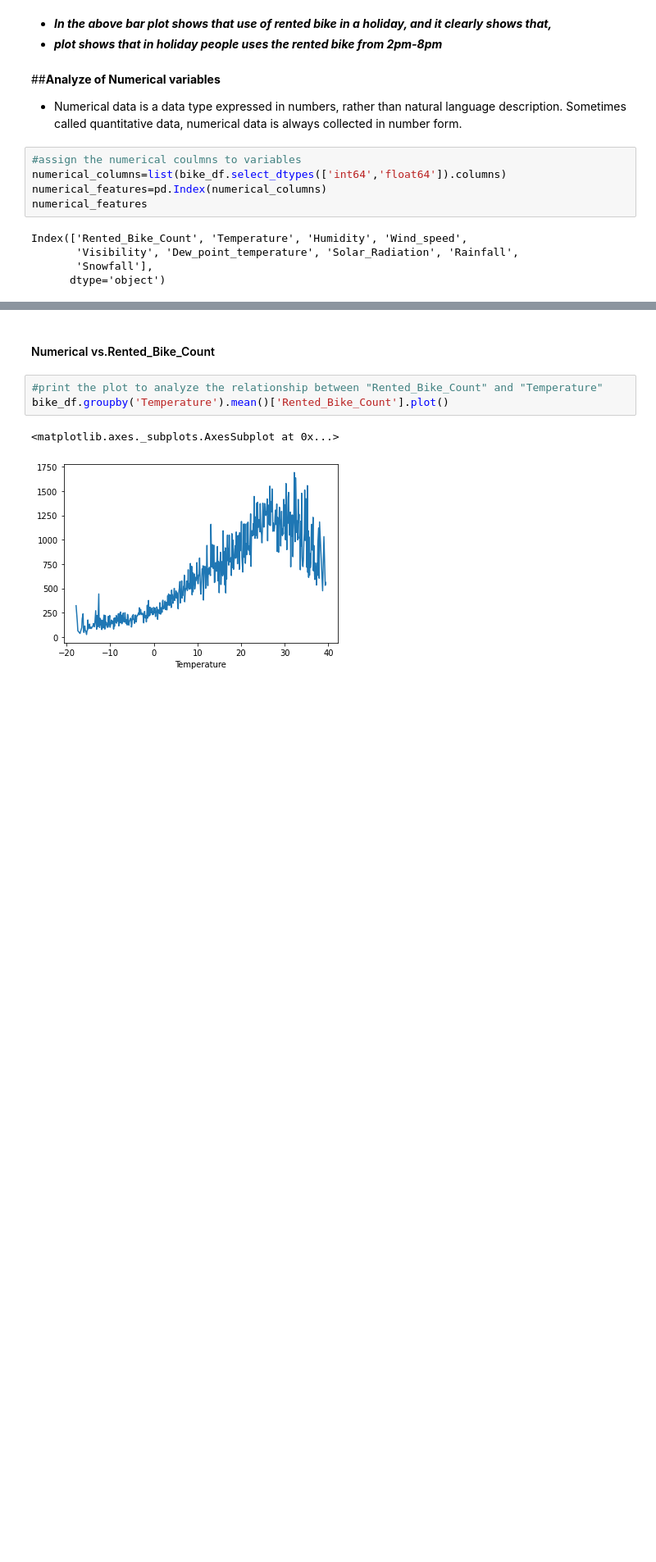
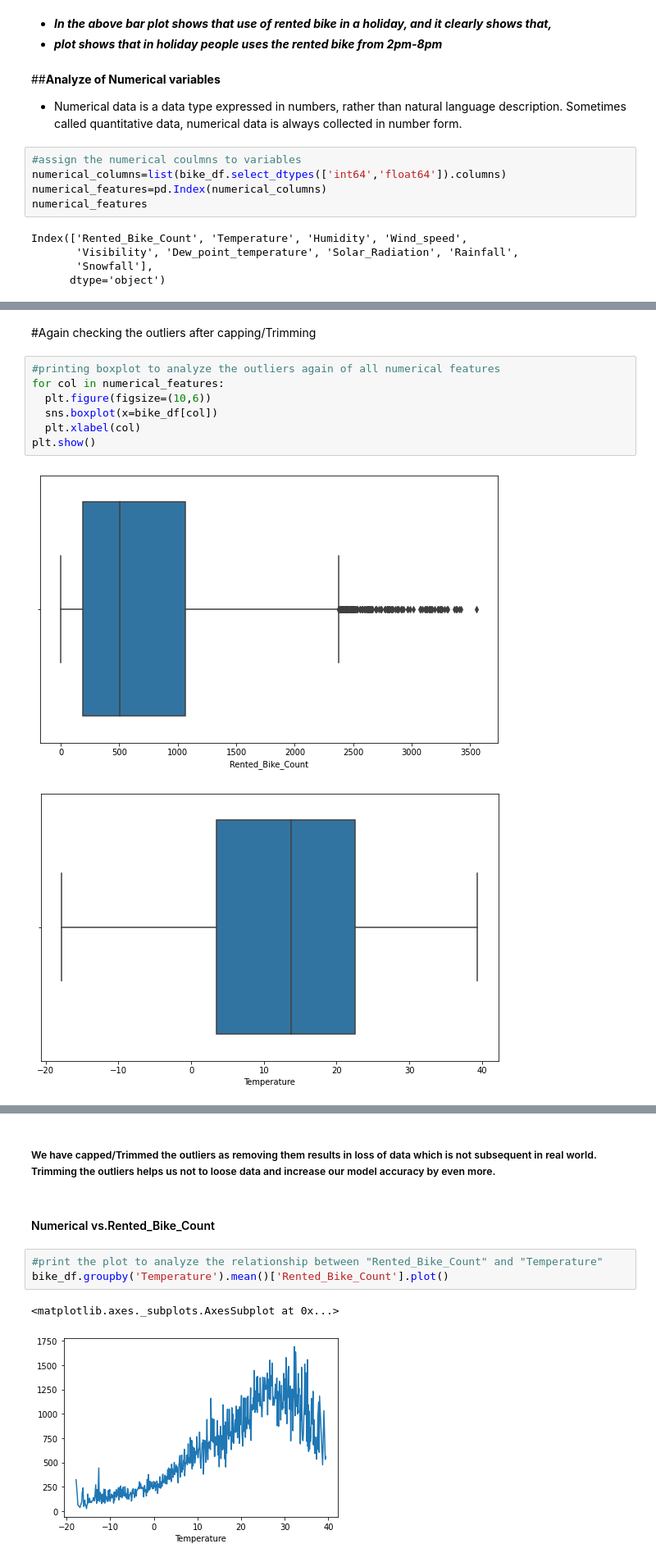
Before and after one commit to Akashjaiswall/Bike-sharing-demand-predictions, a Jupyter notebook: Bike_Sharing_Demand_Prediction_Capstone_Project.ipynb, the cells around one changed output, grey strips where cells are left out. Shown at 82% size. Cells and saved outputs as stored; diff of their text form; blank space fills up the shorter version.

```diff
--- a/Bike_Sharing_Demand_Prediction_Capstone_Project.ipynb
+++ b/Bike_Sharing_Demand_Prediction_Capstone_Project.ipynb
@@ -439,0 +451,12 @@ plt.show()
+# %% [markdown]
+#Again checking the outliers after capping/Trimming
+# %%
+#printing boxplot to analyze the outliers again of all numerical features
+for col in numerical_features:
+  plt.figure(figsize=(10,6))
+  sns.boxplot(x=bike_df[col])
+  plt.xlabel(col)
+plt.show()
+# %% [output]
+[figure, added]
+[figure, added]
@@ -440,3 +470,5 @@ plt.show()
+# %% [markdown]
+##### We have capped/Trimmed the outliers as removing them results in loss of data which is not subsequent in real world. Trimming the outliers helps us not to loose data and increase our model accuracy by even more.
 # %% [markdown]
 #### Numerical vs.Rented_Bike_Count
 # %%
```
Also changed, not shown: parts of 62 cells of this notebook.
